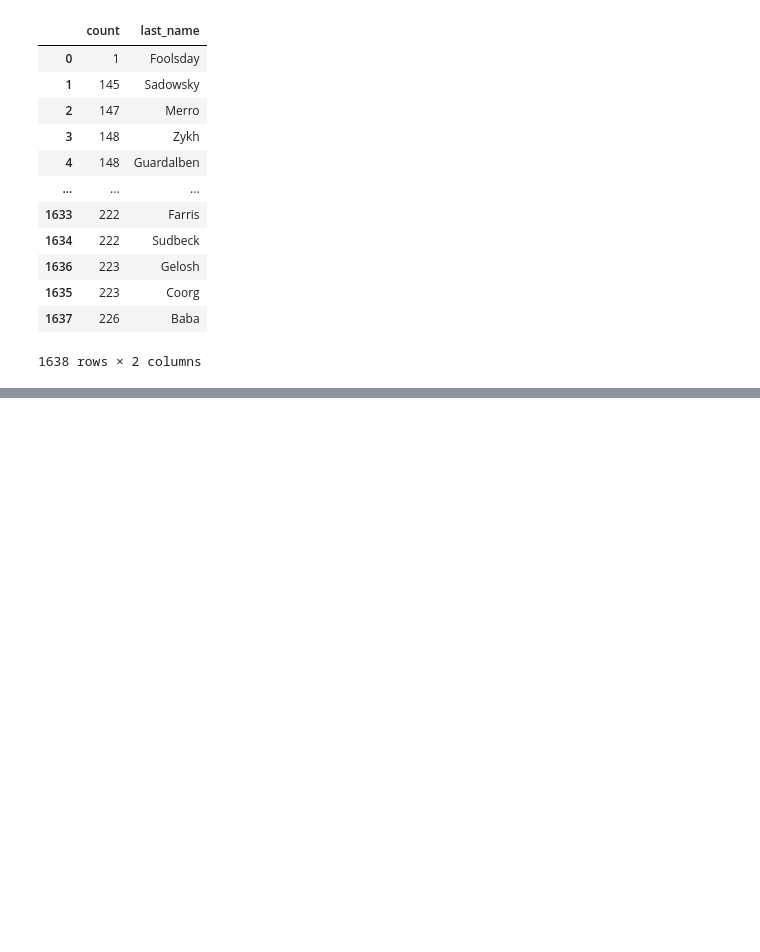
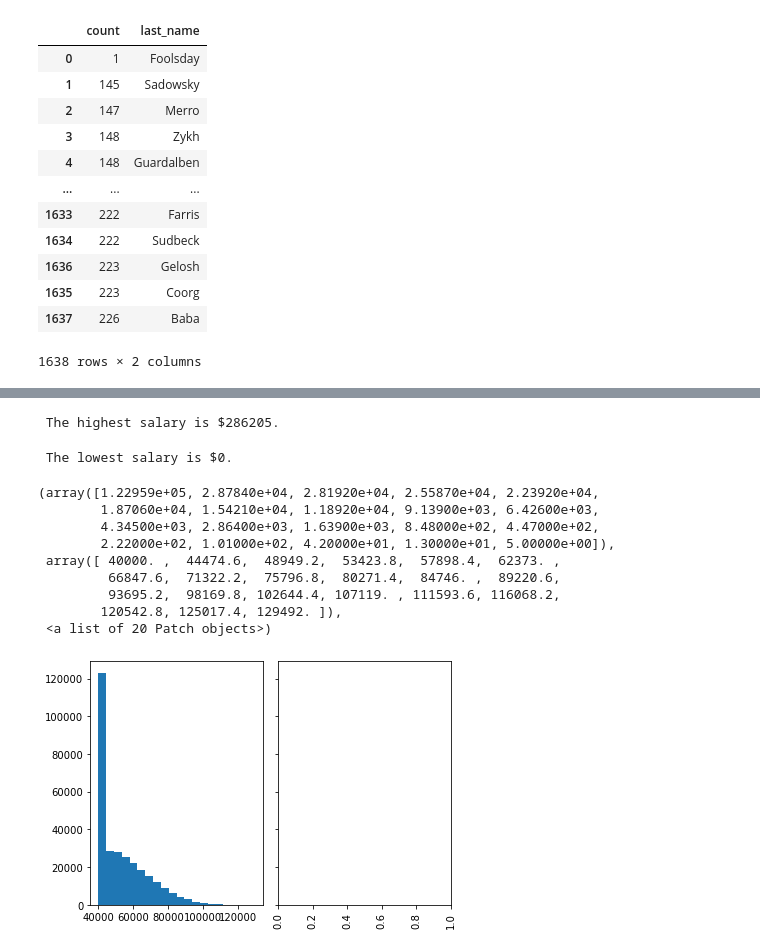
Before and after one commit to IrinaUX/sql-challenge, a Jupyter notebook: postgreSQL.ipynb, the cells around one changed output, grey strips where cells are left out. Drawn from its saved outputs; the diff is of its cells as text; code cells hidden in the pictures; blank space fills up the shorter version.

Commit message:
Create a histogram of most common salary bins.

```diff
--- a/postgreSQL.ipynb
+++ b/postgreSQL.ipynb
@@ -195,0 +205,37 @@ employee_last_name_freq_count.sort_values('count', ascending=True)
+# %%
+# Check what is the maximum salary
+max_salary = employees_salaries_df['salary'].argmax()
+print(f" The highest salary is ${max_salary}.")
+# %% [output]
+ The highest salary is $286205.
+# %%
+#  Check the minimum salary
+min_salary = employees_salaries_df['salary'].argmin()
+print(f" The lowest salary is ${min_salary}.")
+# %% [output]
+ The lowest salary is $0.
+# %%
+# 2. Create a historgram to vizualize the most common salary ranges for employees
+n_bins = 20
+
+x = employees_salaries_df['salary']
+y = employees_salaries_df['emp_no'].value_counts()
+
+# x = np.random.randn(N_points)
+# y = .4 * x + np.random.randn(100000) + 5
+
+fig, axs = plt.subplots(1, 2, sharey=True, tight_layout=True)
+plt.xticks(rotation='vertical')
+# We can set the number of bins with the `bins` kwarg
+axs[0].hist(x, bins=n_bins)
+# %% [output]
+(array([1.22959e+05, 2.87840e+04, 2.81920e+04, 2.55870e+04, 2.23920e+04,
+        1.87060e+04, 1.54210e+04, 1.18920e+04, 9.13900e+03, 6.42600e+03,
+        4.34500e+03, 2.86400e+03, 1.63900e+03, 8.48000e+02, 4.47000e+02,
+        2.22000e+02, 1.01000e+02, 4.20000e+01, 1.30000e+01, 5.00000e+00]),
+ array([ 40000. ,  44474.6,  48949.2,  53423.8,  57898.4,  62373. ,
+         66847.6,  71322.2,  75796.8,  80271.4,  84746. ,  89220.6,
+         93695.2,  98169.8, 102644.4, 107119. , 111593.6, 116068.2,
+        120542.8, 125017.4, 129492. ]),
+ <a list of 20 Patch objects>)
+[figure, added]
```
Also changed, not shown: parts of 3 cells of this notebook.
